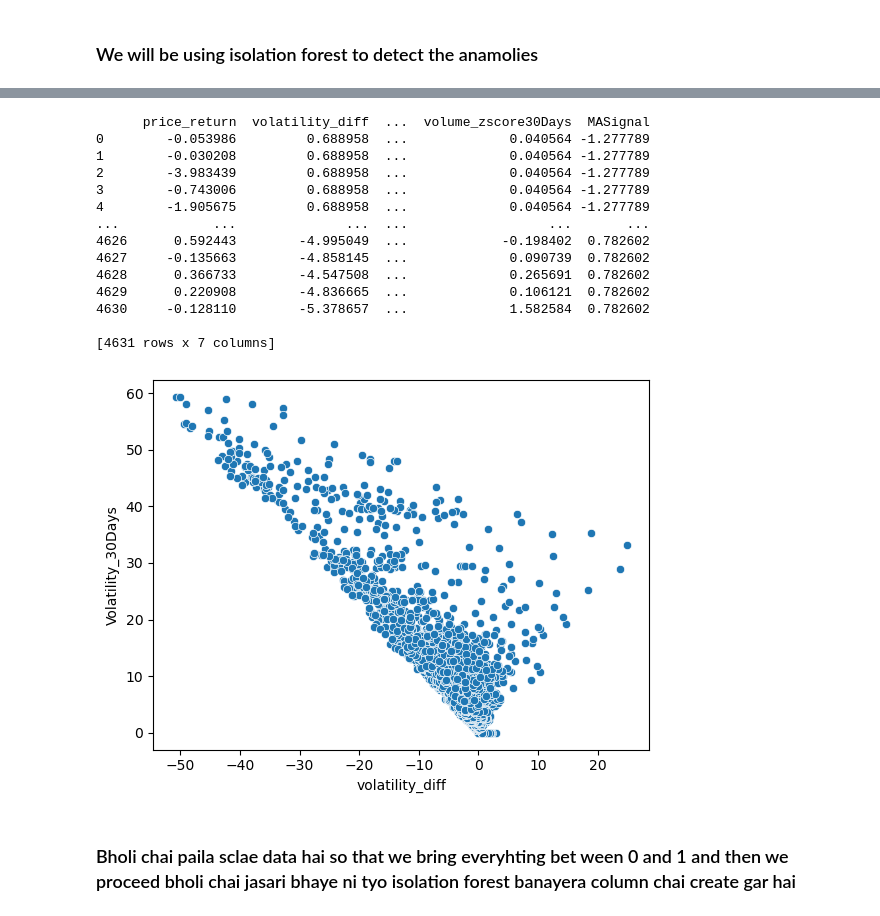
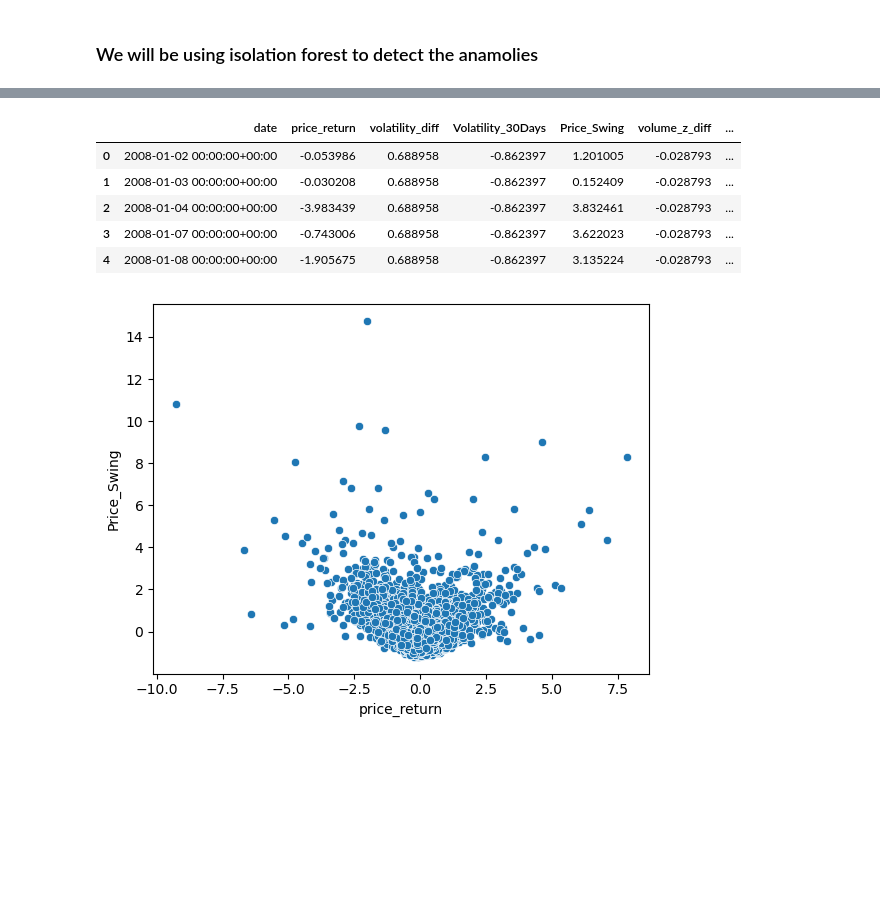
Before and after one commit to suzaladhikari/clarity, a Jupyter notebook: models/isolation.ipynb, the cells around one changed output, grey strips where cells are left out. Drawn from its saved outputs; the diff is of its cells as text; code cells hidden in the pictures; blank space fills up the shorter version.

Commit message:
introduced the date column

```diff
--- a/models/isolation.ipynb
+++ b/models/isolation.ipynb
@@ -25,29 +25,21 @@ def data_partition(symbol):
     columns =  ['price_return', 'volatility_diff', 'Volatility_30Days', 'Price_Swing', 'volume_z_diff', 'volume_zscore30Days', 'MASignal']
     scaler = StandardScaler()
     scaled_data = scaler.fit_transform(data[columns])
-    scaled_data = pd.DataFrame(scaled_data, columns = columns)
+    scaled_data = pd.DataFrame(scaled_data, columns = columns, index = data['date'])
+    scaled_data = scaled_data.reset_index()
     return scaled_data
 # %%
-print(data_partition("AAPL"))
+alex = data_partition("AAPL")
+alex.head(5)
 # %% [output]
-      price_return  volatility_diff  ...  volume_zscore30Days  MASignal
-0        -0.053986         0.688958  ...             0.040564 -1.277789
-1        -0.030208         0.688958  ...             0.040564 -1.277789
-2        -3.983439         0.688958  ...             0.040564 -1.277789
-3        -0.743006         0.688958  ...             0.040564 -1.277789
-4        -1.905675         0.688958  ...             0.040564 -1.277789
-...            ...              ...  ...                  ...       ...
-4626      0.592443        -4.995049  ...            -0.198402  0.782602
-4627     -0.135663        -4.858145  ...             0.090739  0.782602
-4628      0.366733        -4.547508  ...             0.265691  0.782602
-4629      0.220908        -4.836665  ...             0.106121  0.782602
-4630     -0.128110        -5.378657  ...             1.582584  0.782602
-
-[4631 rows x 7 columns]
+|  | date | price_return | volatility_diff | Volatility_30Days | Price_Swing | volume_z_diff | ... |
+| 0 | 2008-01-02 00:00:00+00:00 | -0.053986 | 0.688958 | -0.862397 | 1.201005 | -0.028793 | ... |
+| 1 | 2008-01-03 00:00:00+00:00 | -0.030208 | 0.688958 | -0.862397 | 0.152409 | -0.028793 | ... |
+| 2 | 2008-01-04 00:00:00+00:00 | -3.983439 | 0.688958 | -0.862397 | 3.832461 | -0.028793 | ... |
+| 3 | 2008-01-07 00:00:00+00:00 | -0.743006 | 0.688958 | -0.862397 | 3.622023 | -0.028793 | ... |
+| 4 | 2008-01-08 00:00:00+00:00 | -1.905675 | 0.688958 | -0.862397 | 3.135224 | -0.028793 | ... |
 # %%
-sns.scatterplot(x = 'volatility_diff', y = 'Volatility_30Days', data = data)
+sns.scatterplot(x = 'price_return', y = 'Price_Swing', data = alex)
 plt.show()
 # %% [output]
-[figure, old version]
+[figure, new version]
-# %% [markdown]
-### Bholi chai paila sclae data hai so that we bring everyhting bet ween 0 and 1 and then we proceed bholi chai jasari bhaye ni tyo isolation forest banayera column chai create gar hai
```
